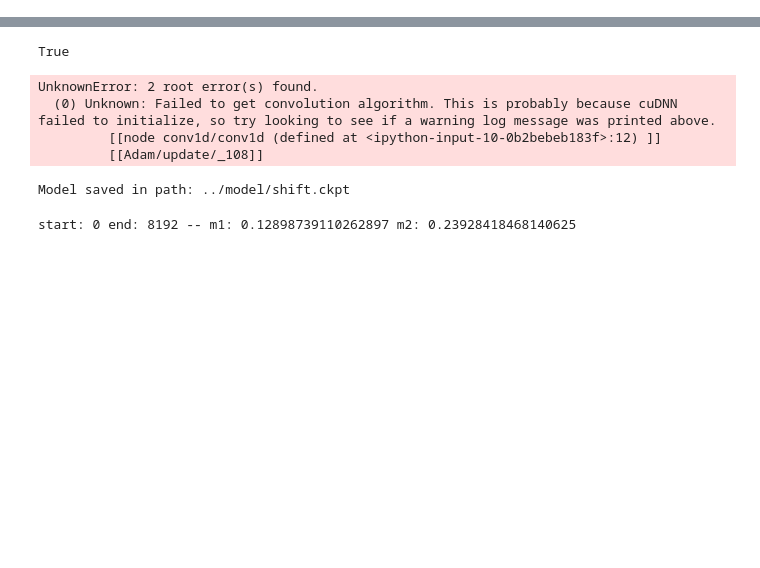
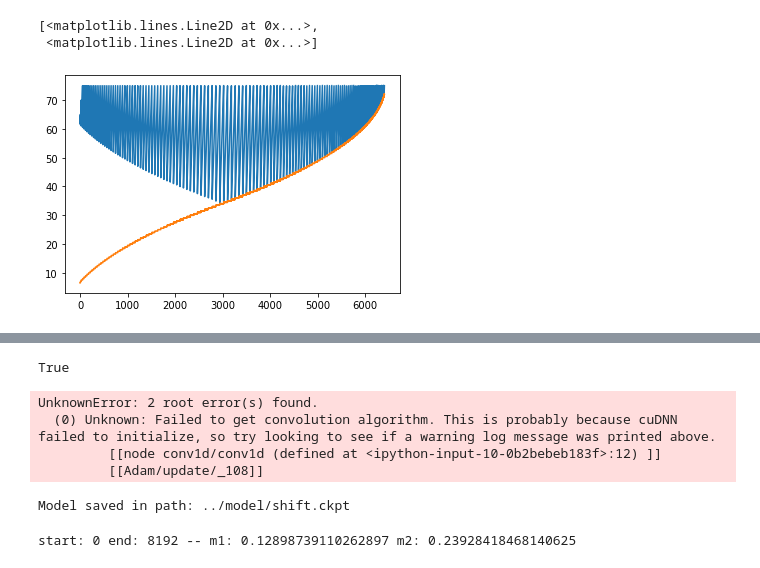
Before and after one commit to jw222/Gravitational-Wave, a Jupyter notebook: MPredictor.ipynb, the cells around one changed output, grey strips where cells are left out. Drawn from its saved outputs; the diff is of its cells as text; code cells hidden in the pictures; blank space fills up the shorter version.

```diff
--- a/MPredictor.ipynb
+++ b/MPredictor.ipynb
@@ -81,0 +152,5 @@ print(end-start)
+# %%
+arr = []
+for i in range(NUM_DATA):
+    arr.append(np.isnan(f_train['data'][i]).any())
+arr
@@ -81,0 +175,10 @@ print(end-start)
+# %%
+mass = []
+for i in range(len(arr)):
+    if arr[i] == True:
+        mass.append(f_train['m1m2'][i])
+plt.plot(mass)
+# %% [output]
+[<matplotlib.lines.Line2D at 0x...>,
+ <matplotlib.lines.Line2D at 0x...>]
+[figure, added]
```
Also changed, not shown: parts of 12 cells of this notebook, 3 other files.
